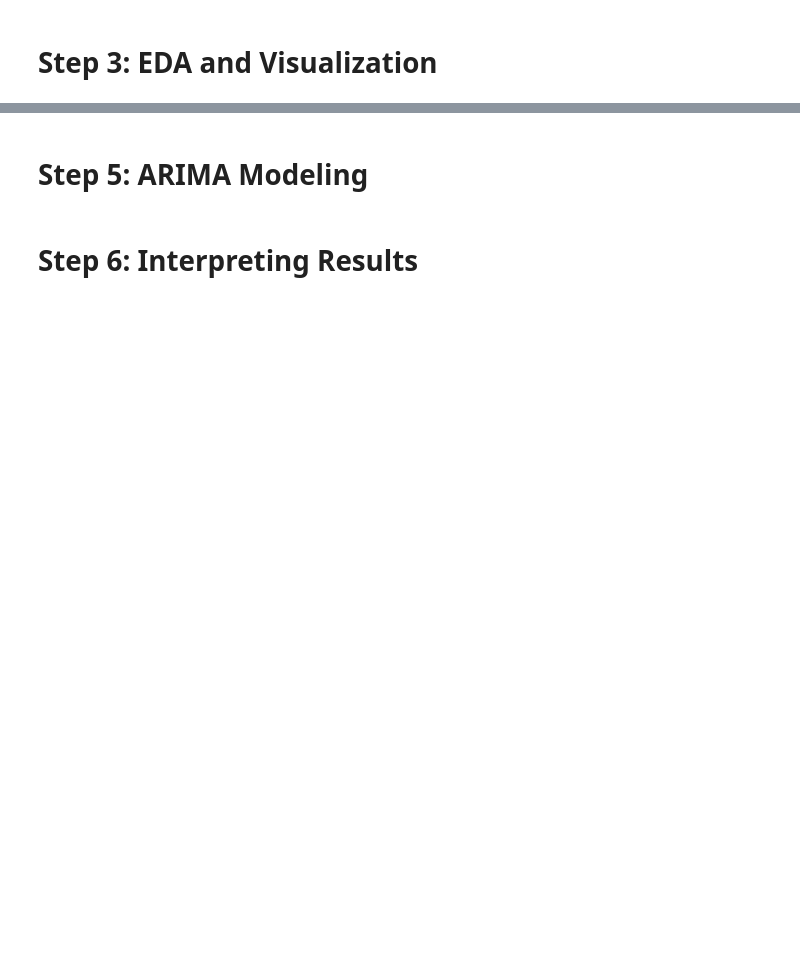
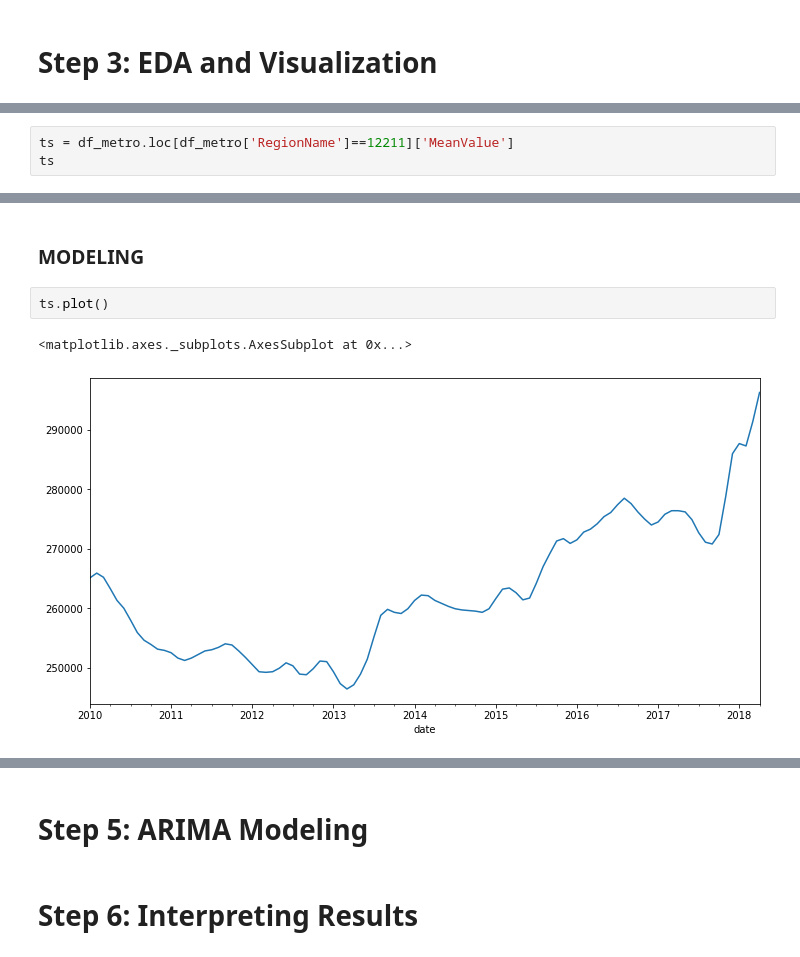
Before and after one commit to jirvingphd/dsc-mod-4-project-online-ds-ft-100719, a Jupyter notebook: mod_4_starter_notebook.ipynb, the cells around one changed output, grey strips where cells are left out. Cells and saved outputs as stored; diff of their text form; blank space fills up the shorter version.

```diff
--- a/mod_4_starter_notebook.ipynb
+++ b/mod_4_starter_notebook.ipynb
@@ -128,0 +226,3 @@ def melt_data(df):
+# %%
+ts = df_metro.loc[df_metro['RegionName']==12211]['MeanValue']
+ts
@@ -128,0 +243,7 @@ def melt_data(df):
+# %% [markdown]
+### MODELING
+# %%
+ts.plot()
+# %% [output]
+<matplotlib.axes._subplots.AxesSubplot at 0x...>
+[figure, added]
```
Also changed, not shown: parts of 28 cells of this notebook, 2 other files.
